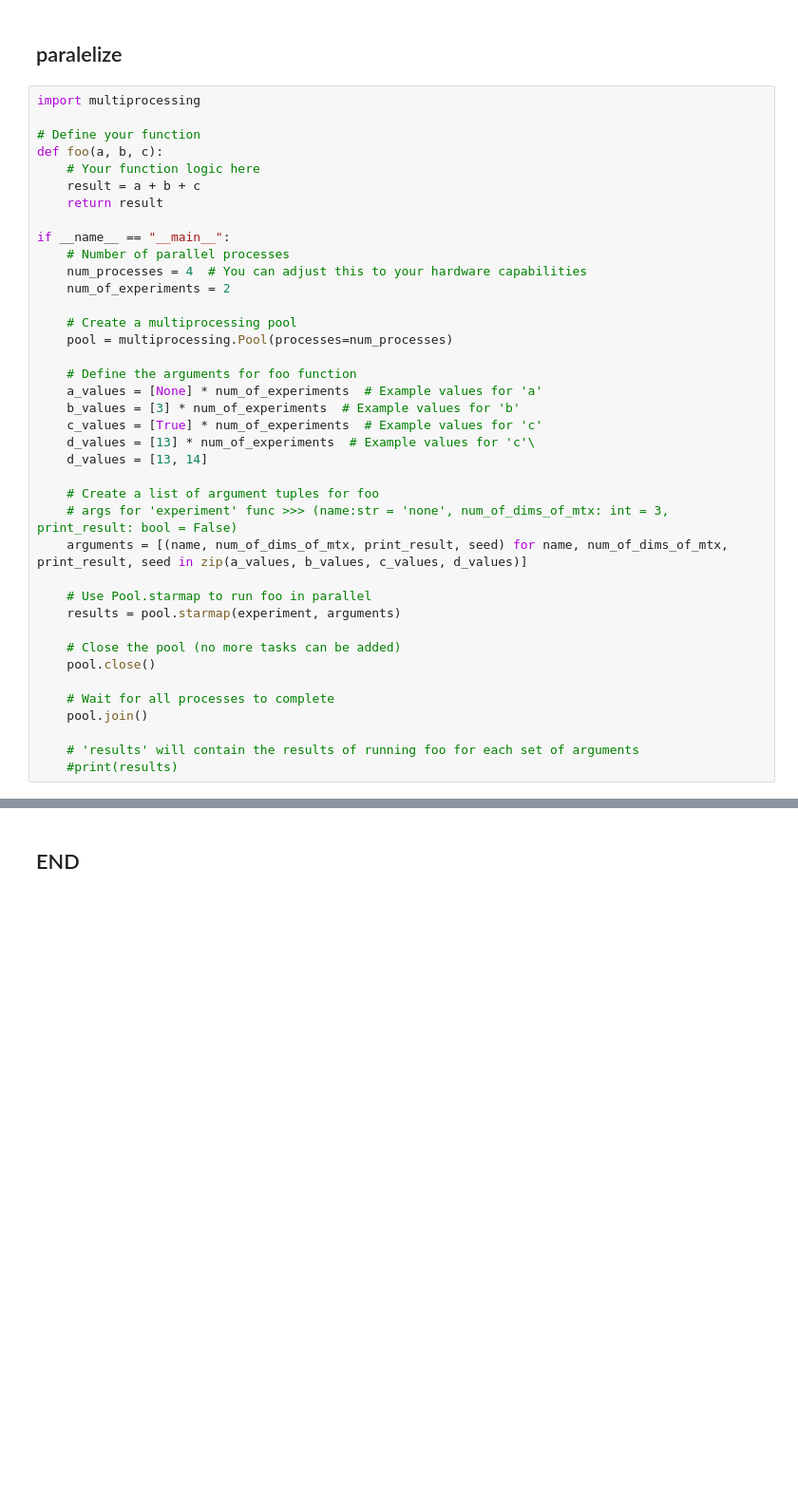
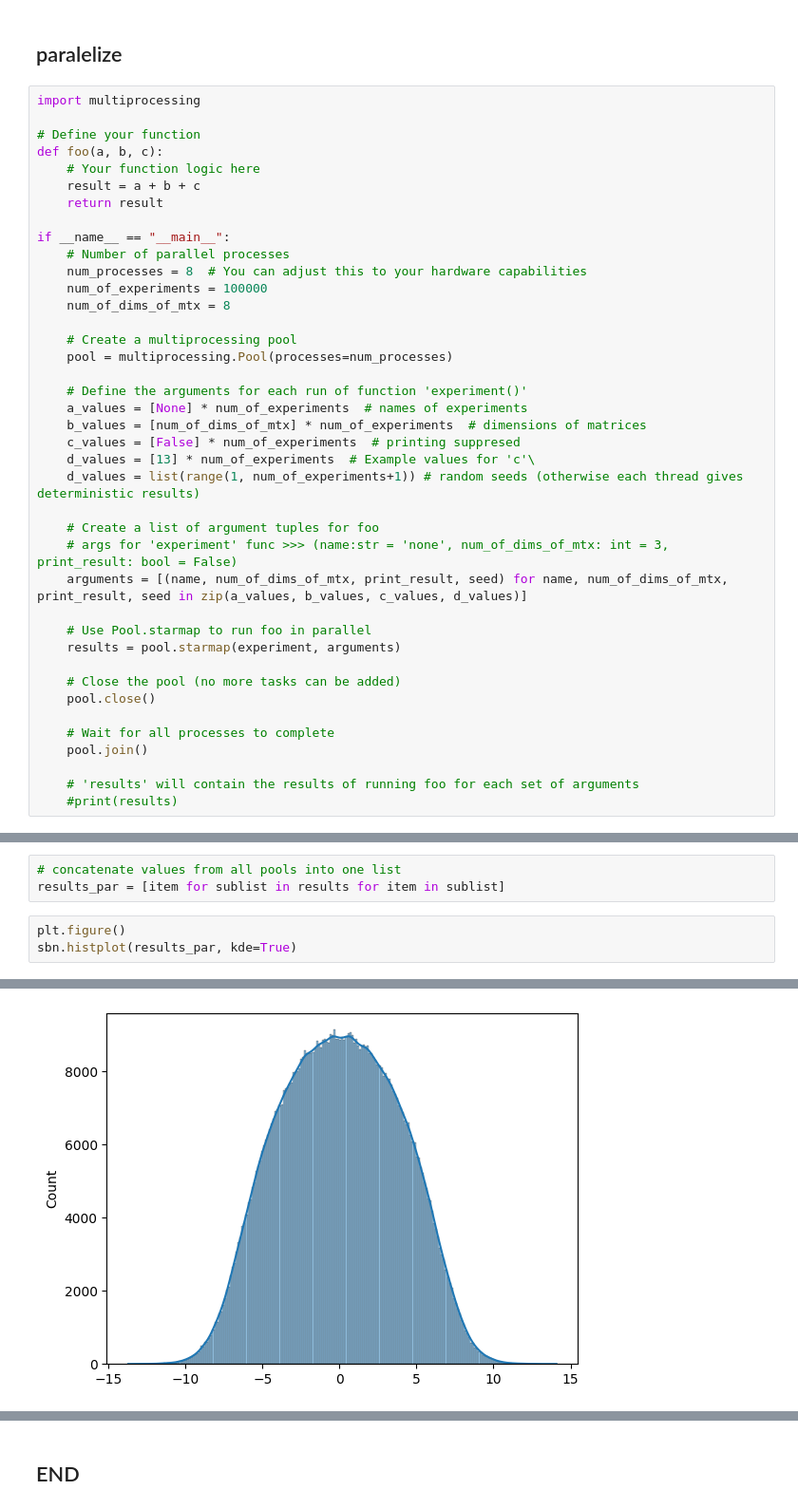
Before and after one commit to aleksejalex/temp_rndmtx, a Jupyter notebook: TNM_lec1.ipynb, the cells around one changed output, grey strips where cells are left out. Shown at 95% size. Saved outputs shown, nothing was run; the diff lists cells and outputs as text; blank space fills up the shorter version.

```diff
--- a/TNM_lec1.ipynb
+++ b/TNM_lec1.ipynb
@@ -131,18 +122,19 @@ def foo(a, b, c):
 
 if __name__ == "__main__":
     # Number of parallel processes
-    num_processes = 4  # You can adjust this to your hardware capabilities
-    num_of_experiments = 2
+    num_processes = 8  # You can adjust this to your hardware capabilities
+    num_of_experiments = 100000
+    num_of_dims_of_mtx = 8
 
     # Create a multiprocessing pool
     pool = multiprocessing.Pool(processes=num_processes)
 
-    # Define the arguments for foo function
-    a_values = [None] * num_of_experiments  # Example values for 'a'
-    b_values = [3] * num_of_experiments  # Example values for 'b'
-    c_values = [True] * num_of_experiments  # Example values for 'c'
+    # Define the arguments for each run of function 'experiment()'
+    a_values = [None] * num_of_experiments  # names of experiments
+    b_values = [num_of_dims_of_mtx] * num_of_experiments  # dimensions of matrices
+    c_values = [False] * num_of_experiments  # printing suppresed
     d_values = [13] * num_of_experiments  # Example values for 'c'\
-    d_values = [13, 14]
+    d_values = list(range(1, num_of_experiments+1)) # random seeds (otherwise each thread gives deterministic results)
 
     # Create a list of argument tuples for foo
     # args for 'experiment' func >>> (name:str = 'none', num_of_dims_of_mtx: int = 3, print_result: bool = False)
@@ -164,0 +158,7 @@ if __name__ == "__main__":
+# %%
+# concatenate values from all pools into one list
+results_par = [item for sublist in results for item in sublist]
+# %%
+plt.figure()
+sbn.histplot(results_par, kde=True)
+# %% [output]
@@ -164,0 +166 @@ if __name__ == "__main__":
+[figure, added]
```
Also changed, not shown: parts of 9 cells of this notebook.
